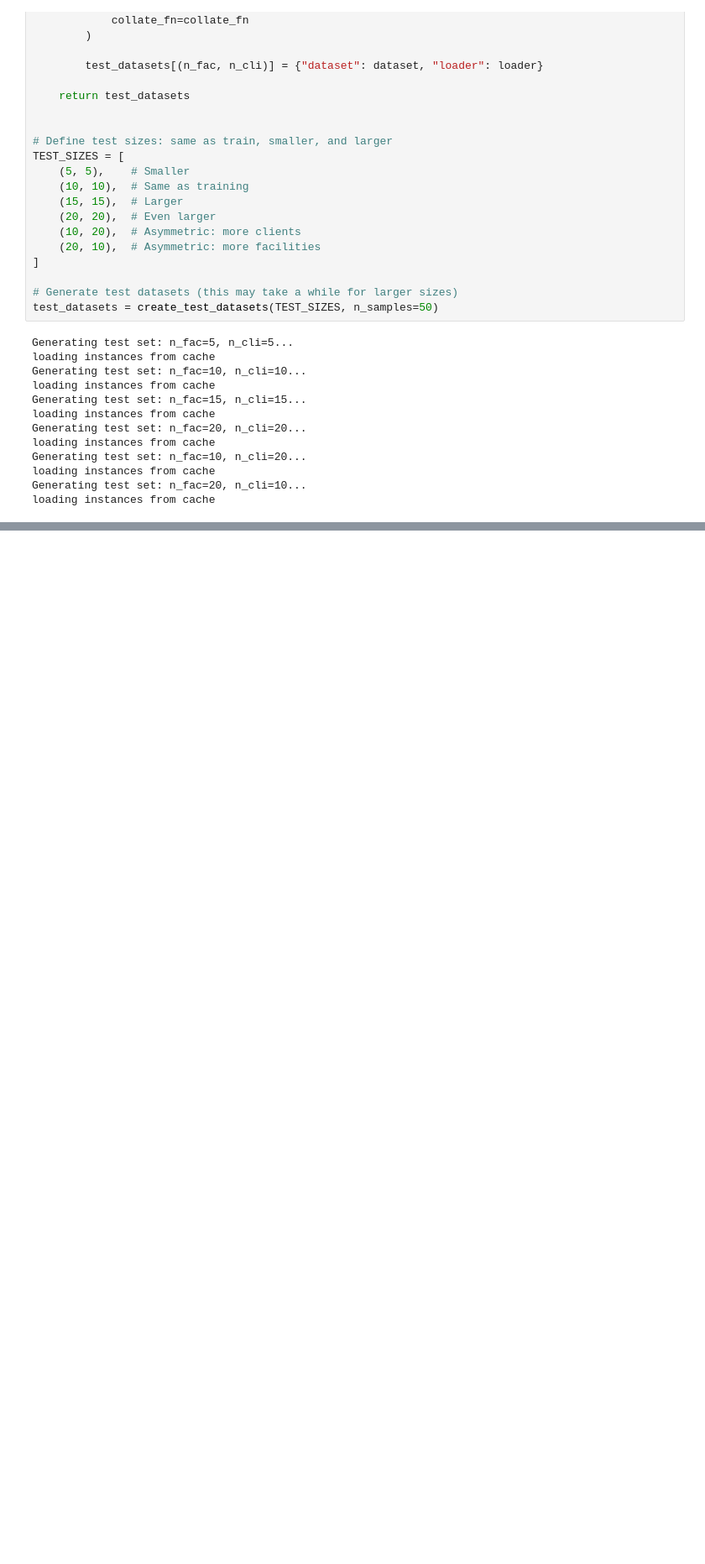
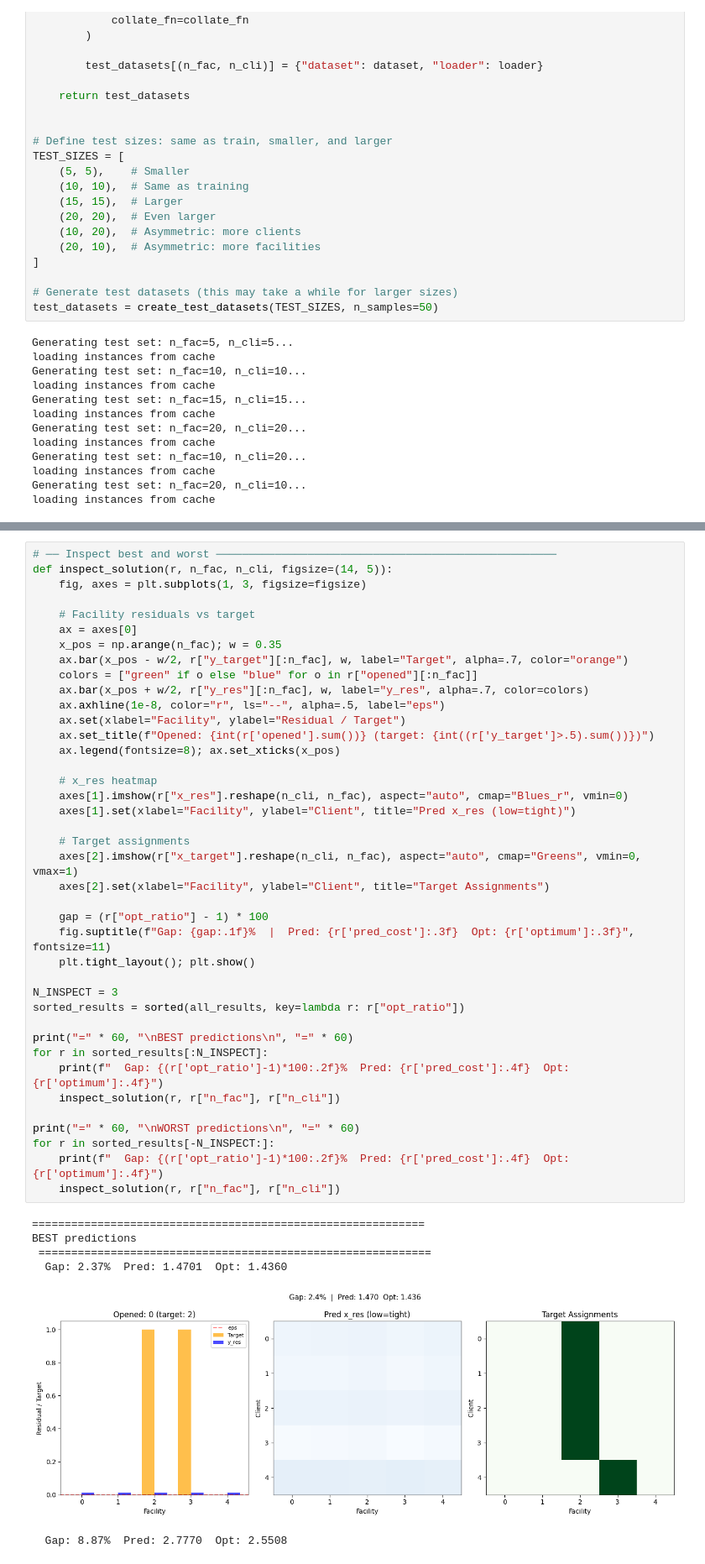
Before and after one commit to Srokusek/FLP-NAR, a Jupyter notebook: notebooks/test.ipynb, the cells around one changed output, grey strips where cells are left out. Shown at 84% size. Cells and saved outputs as stored; diff of their text form; blank space fills up the shorter version.

```diff
--- a/notebooks/test.ipynb
+++ b/notebooks/test.ipynb
@@ -849,0 +402,47 @@ WORST 3 PREDICTIONS (highest optimality gap)
+# %%
+# ── Inspect best and worst ────────────────────────────────────────────────────
+def inspect_solution(r, n_fac, n_cli, figsize=(14, 5)):
+    fig, axes = plt.subplots(1, 3, figsize=figsize)
+
+    # Facility residuals vs target
+    ax = axes[0]
+    x_pos = np.arange(n_fac); w = 0.35
+    ax.bar(x_pos - w/2, r["y_target"][:n_fac], w, label="Target", alpha=.7, color="orange")
+    colors = ["green" if o else "blue" for o in r["opened"][:n_fac]]
+    ax.bar(x_pos + w/2, r["y_res"][:n_fac], w, label="y_res", alpha=.7, color=colors)
+    ax.axhline(1e-8, color="r", ls="--", alpha=.5, label="eps")
+    ax.set(xlabel="Facility", ylabel="Residual / Target")
+    ax.set_title(f"Opened: {int(r['opened'].sum())} (target: {int((r['y_target']>.5).sum())})")
+    ax.legend(fontsize=8); ax.set_xticks(x_pos)
+
+    # x_res heatmap
+    axes[1].imshow(r["x_res"].reshape(n_cli, n_fac), aspect="auto", cmap="Blues_r", vmin=0)
+    axes[1].set(xlabel="Facility", ylabel="Client", title="Pred x_res (low=tight)")
+
+    # Target assignments
+    axes[2].imshow(r["x_target"].reshape(n_cli, n_fac), aspect="auto", cmap="Greens", vmin=0, vmax=1)
+    axes[2].set(xlabel="Facility", ylabel="Client", title="Target Assignments")
+
+    gap = (r["opt_ratio"] - 1) * 100
+    fig.suptitle(f"Gap: {gap:.1f}%  |  Pred: {r['pred_cost']:.3f}  Opt: {r['optimum']:.3f}", fontsize=11)
+    plt.tight_layout(); plt.show()
+
+N_INSPECT = 3
+sorted_results = sorted(all_results, key=lambda r: r["opt_ratio"])
+
+print("=" * 60, "\nBEST predictions\n", "=" * 60)
+for r in sorted_results[:N_INSPECT]:
+    print(f"  Gap: {(r['opt_ratio']-1)*100:.2f}%  Pred: {r['pred_cost']:.4f}  Opt: {r['optimum']:.4f}")
+    inspect_solution(r, r["n_fac"], r["n_cli"])
+
+print("=" * 60, "\nWORST predictions\n", "=" * 60)
+for r in sorted_results[-N_INSPECT:]:
+    print(f"  Gap: {(r['opt_ratio']-1)*100:.2f}%  Pred: {r['pred_cost']:.4f}  Opt: {r['optimum']:.4f}")
+    inspect_solution(r, r["n_fac"], r["n_cli"])
+# %% [output]
+============================================================
+BEST predictions
+ ============================================================
+  Gap: 2.37%  Pred: 1.4701  Opt: 1.4360
+[figure, added]
+  Gap: 8.87%  Pred: 2.7770  Opt: 2.5508
```
Also changed, not shown: parts of 6 cells of this notebook, 1 other file.
